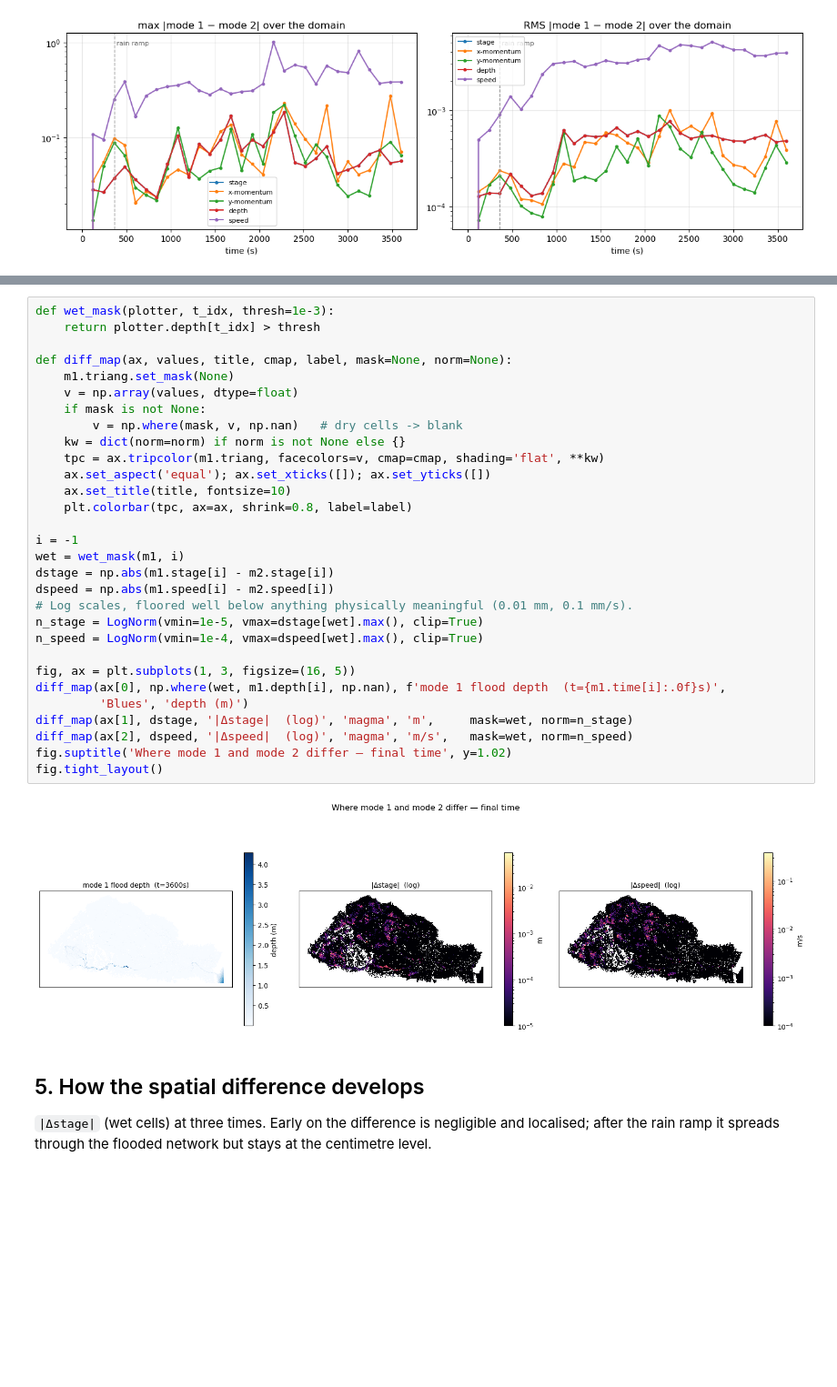
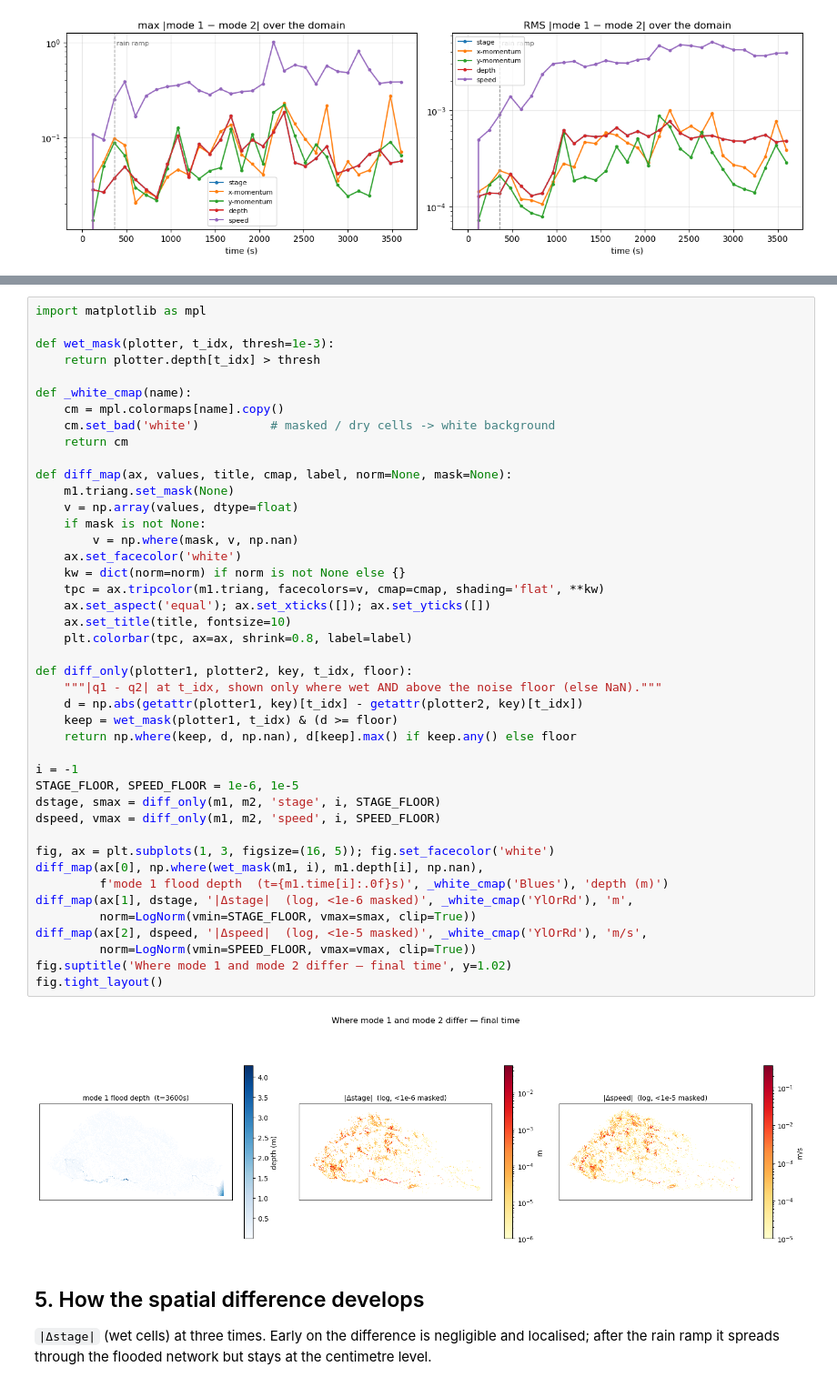
Before and after one commit to stoiver/anuga_core, a Jupyter notebook: validation_tests/case_studies/towradgi/compare_mode1_mode2.ipynb, the cells around one changed output, grey strips where cells are left out. Shown at 91% size. Drawn from its saved outputs; the diff is of its cells as text; blank space fills up the shorter version.

```diff
--- a/validation_tests/case_studies/towradgi/compare_mode1_mode2.ipynb
+++ b/validation_tests/case_studies/towradgi/compare_mode1_mode2.ipynb
@@ -117,35 +116,48 @@ and the culvert/inlet structures, i.e. where the flow is most dynamic.
 # %%
+import matplotlib as mpl
+
 def wet_mask(plotter, t_idx, thresh=1e-3):
     return plotter.depth[t_idx] > thresh
 
-def diff_map(ax, values, title, cmap, label, mask=None, norm=None):
+def _white_cmap(name):
+    cm = mpl.colormaps[name].copy()
+    cm.set_bad('white')          # masked / dry cells -> white background
+    return cm
+
+def diff_map(ax, values, title, cmap, label, norm=None, mask=None):
     m1.triang.set_mask(None)
     v = np.array(values, dtype=float)
     if mask is not None:
-        v = np.where(mask, v, np.nan)   # dry cells -> blank
+        v = np.where(mask, v, np.nan)
+    ax.set_facecolor('white')
     kw = dict(norm=norm) if norm is not None else {}
     tpc = ax.tripcolor(m1.triang, facecolors=v, cmap=cmap, shading='flat', **kw)
     ax.set_aspect('equal'); ax.set_xticks([]); ax.set_yticks([])
     ax.set_title(title, fontsize=10)
     plt.colorbar(tpc, ax=ax, shrink=0.8, label=label)
 
+def diff_only(plotter1, plotter2, key, t_idx, floor):
+    """|q1 - q2| at t_idx, shown only where wet AND above the noise floor (else NaN)."""
+    d = np.abs(getattr(plotter1, key)[t_idx] - getattr(plotter2, key)[t_idx])
+    keep = wet_mask(plotter1, t_idx) & (d >= floor)
+    return np.where(keep, d, np.nan), d[keep].max() if keep.any() else floor
+
 i = -1
-wet = wet_mask(m1, i)
-dstage = np.abs(m1.stage[i] - m2.stage[i])
-dspeed = np.abs(m1.speed[i] - m2.speed[i])
-# Log scales, floored well below anything physically meaningful (0.01 mm, 0.1 mm/s).
-n_stage = LogNorm(vmin=1e-5, vmax=dstage[wet].max(), clip=True)
-n_speed = LogNorm(vmin=1e-4, vmax=dspeed[wet].max(), clip=True)
+STAGE_FLOOR, SPEED_FLOOR = 1e-6, 1e-5
+dstage, smax = diff_only(m1, m2, 'stage', i, STAGE_FLOOR)
+dspeed, vmax = diff_only(m1, m2, 'speed', i, SPEED_FLOOR)
 
-fig, ax = plt.subplots(1, 3, figsize=(16, 5))
-diff_map(ax[0], np.where(wet, m1.depth[i], np.nan), f'mode 1 flood depth  (t={m1.time[i]:.0f}s)',
-         'Blues', 'depth (m)')
-diff_map(ax[1], dstage, '|Δstage|  (log)', 'magma', 'm',     mask=wet, norm=n_stage)
-diff_map(ax[2], dspeed, '|Δspeed|  (log)', 'magma', 'm/s',   mask=wet, norm=n_speed)
+fig, ax = plt.subplots(1, 3, figsize=(16, 5)); fig.set_facecolor('white')
+diff_map(ax[0], np.where(wet_mask(m1, i), m1.depth[i], np.nan),
+         f'mode 1 flood depth  (t={m1.time[i]:.0f}s)', _white_cmap('Blues'), 'depth (m)')
+diff_map(ax[1], dstage, '|Δstage|  (log, <1e-6 masked)', _white_cmap('YlOrRd'), 'm',
+         norm=LogNorm(vmin=STAGE_FLOOR, vmax=smax, clip=True))
+diff_map(ax[2], dspeed, '|Δspeed|  (log, <1e-5 masked)', _white_cmap('YlOrRd'), 'm/s',
+         norm=LogNorm(vmin=SPEED_FLOOR, vmax=vmax, clip=True))
 fig.suptitle('Where mode 1 and mode 2 differ — final time', y=1.02)
 fig.tight_layout()
 # %% [output]
-[figure, old version]
+[figure, new version]
 # %% [markdown]
 ## 5. How the spatial difference develops
 
```
Also changed, not shown: parts of 2 cells of this notebook.
